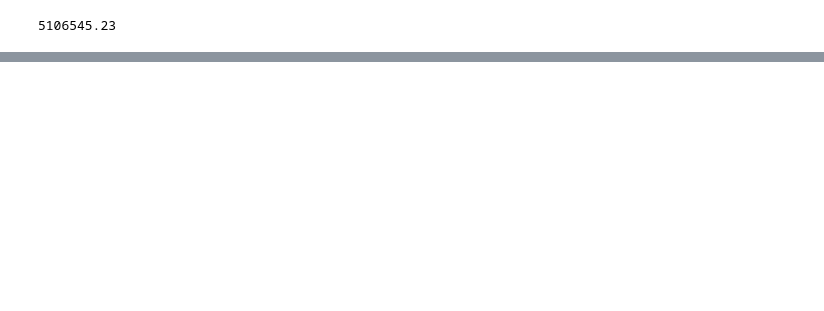
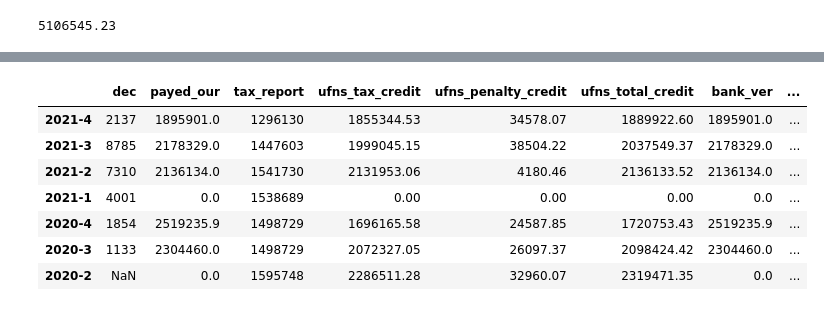
Before and after one commit to mxxlovescode/balanceTax, a Jupyter notebook: TaxBalance/mining.ipynb, the cells around one changed output, grey strips where cells are left out. Saved outputs shown, nothing was run; the diff lists cells and outputs as text; code cells hidden in the pictures; blank space fills up the shorter version.

```diff
--- a/TaxBalance/mining.ipynb
+++ b/TaxBalance/mining.ipynb
@@ -96,0 +160,11 @@ df[mask][view.COLUMNS_READABLE].credit.sum()
+# %%
+view.insurance_overpayment()
+# %% [output]
+|  | dec | payed_our | tax_report | ufns_tax_credit | ufns_penalty_credit | ufns_total_credit | bank_ver | ... |
+| 2021-4 | 2137 | 1895901.0 | 1296130 | 1855344.53 | 34578.07 | 1889922.60 | 1895901.0 | ... |
+| 2021-3 | 8785 | 2178329.0 | 1447603 | 1999045.15 | 38504.22 | 2037549.37 | 2178329.0 | ... |
+| 2021-2 | 7310 | 2136134.0 | 1541730 | 2131953.06 | 4180.46 | 2136133.52 | 2136134.0 | ... |
+| 2021-1 | 4001 | 0.0 | 1538689 | 0.00 | 0.00 | 0.00 | 0.0 | ... |
+| 2020-4 | 1854 | 2519235.9 | 1498729 | 1696165.58 | 24587.85 | 1720753.43 | 2519235.9 | ... |
+| 2020-3 | 1133 | 2304460.0 | 1498729 | 2072327.05 | 26097.37 | 2098424.42 | 2304460.0 | ... |
+| 2020-2 | NaN | 0.0 | 1595748 | 2286511.28 | 32960.07 | 2319471.35 | 0.0 | ... |
```
Also changed, not shown: parts of 7 cells of this notebook, 2 other files.
